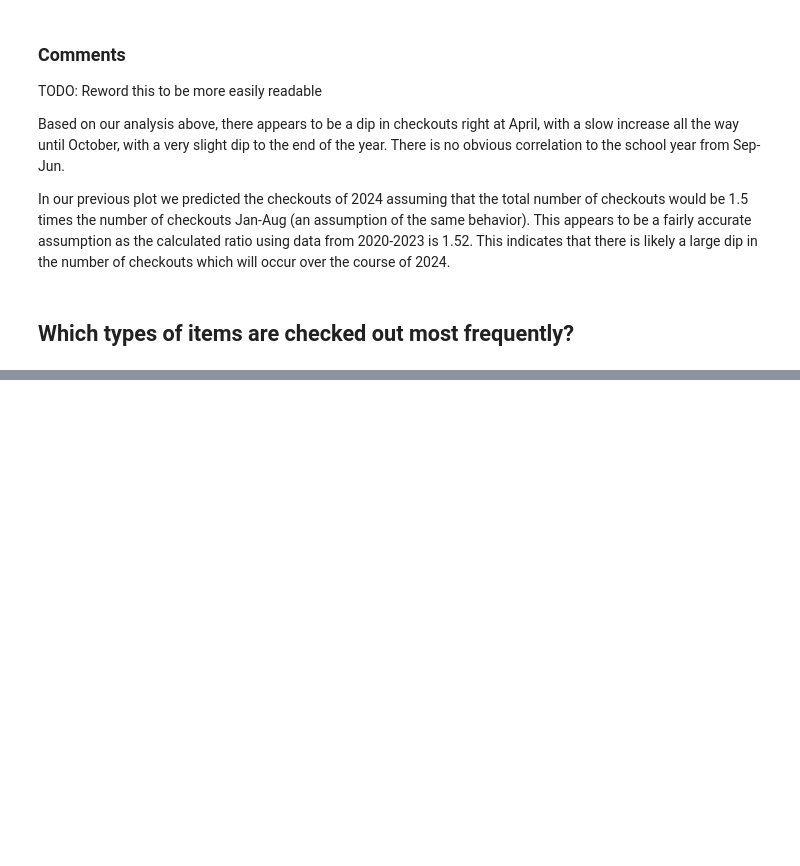
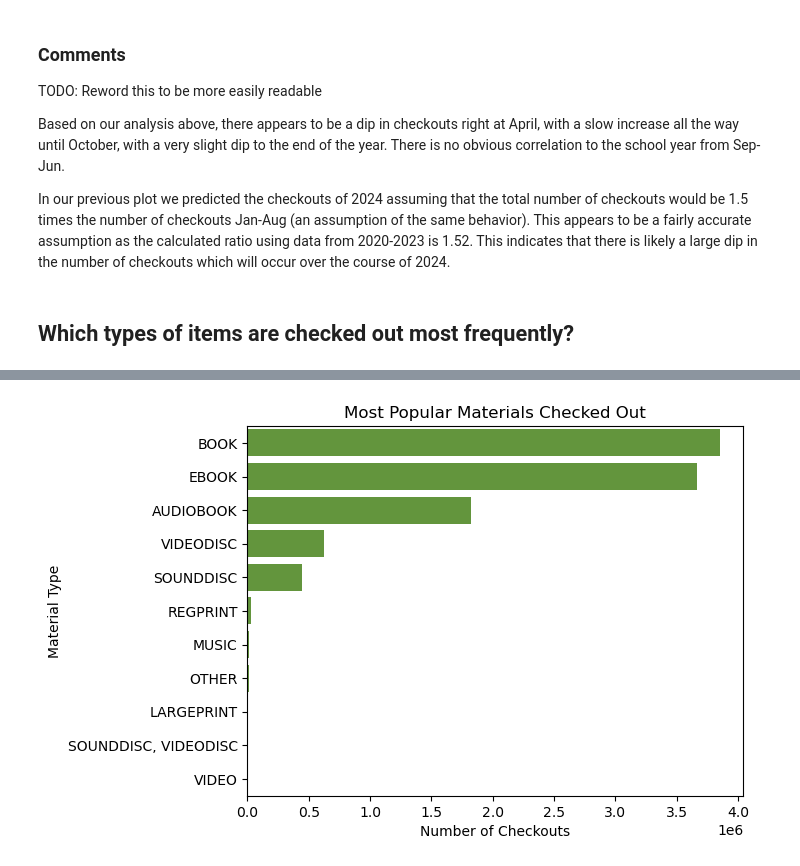
Before and after one commit to grace-blip/Seattle-Library-Project, a Jupyter notebook: Seattle_Library_Analysis.ipynb, the cells around one changed output, grey strips where cells are left out. Saved outputs shown, nothing was run; the diff lists cells and outputs as text; code cells hidden in the pictures; blank space fills up the shorter version.

```diff
--- a/Seattle_Library_Analysis.ipynb
+++ b/Seattle_Library_Analysis.ipynb
@@ -108,0 +132,16 @@ In our previous plot we predicted the checkouts of 2024 assuming that the total
+# %%
+material_counts = checkouts[['MaterialType','Title']].groupby(by='MaterialType', as_index=False).count().rename(columns={'Title':'ItemCount'})
+
+##reduce to top 10 categories by size putting everything else in OTHER
+material_counts.sort_values(by='ItemCount',ascending=False, inplace=True, ignore_index=True)
+material_counts.loc[10:, 'MaterialType']='OTHER'
+material_counts = material_counts.groupby(by='MaterialType', as_index=False).sum()
+material_counts.sort_values(by='ItemCount',ascending=False, inplace=True, ignore_index=True)
+# %%
+sns.barplot(material_counts, y='MaterialType',x='ItemCount', color= palette[5])
+plt.xlabel('Number of Checkouts')
+plt.ylabel('Material Type')
+plt.title('Most Popular Materials Checked Out')
+plt.show()
+# %% [output]
+[figure, added]
```
Also changed, not shown: parts of 16 cells of this notebook.
